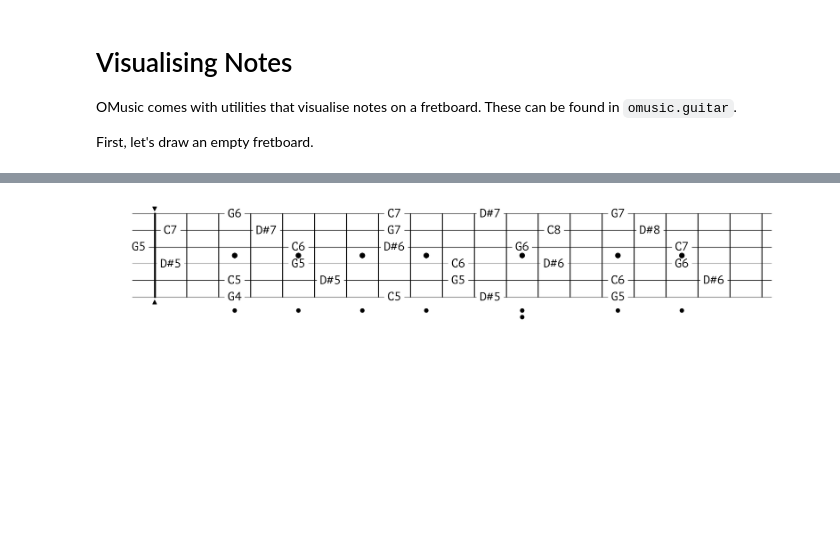
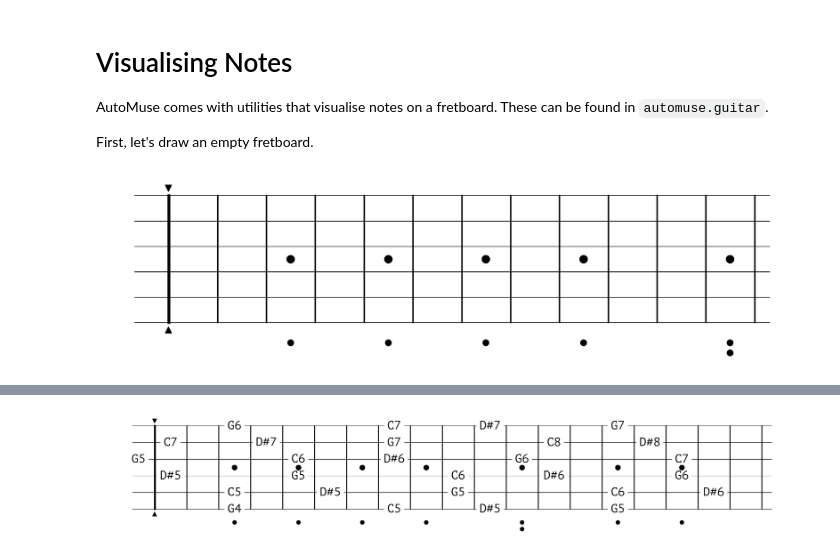
Before and after one commit to lyodine/automuse, a Jupyter notebook: docs/source/guides/examples/guitar.ipynb, the cells around one changed output, grey strips where cells are left out. Saved outputs shown, nothing was run; the diff lists cells and outputs as text; code cells hidden in the pictures; blank space fills up the shorter version.

```diff
--- a/docs/source/guides/examples/guitar.ipynb
+++ b/docs/source/guides/examples/guitar.ipynb
@@ -8,6 +8,12 @@ import omusic.modes as modes
 # %% [markdown]
 # Visualising Notes
 
-OMusic comes with utilities that visualise notes on a fretboard. These can be found in `omusic.guitar`.
+AutoMuse comes with utilities that visualise notes on a fretboard. These can be found in `automuse.guitar`.
 
 First, let's draw an empty fretboard.
+# %%
+from automuse.guitar import draw_scale
+
+draw_scale([], capo=0, width=13)
+# %% [output]
+[figure, added]
```
Also changed, not shown: parts of 6 cells of this notebook, 38 other files.
